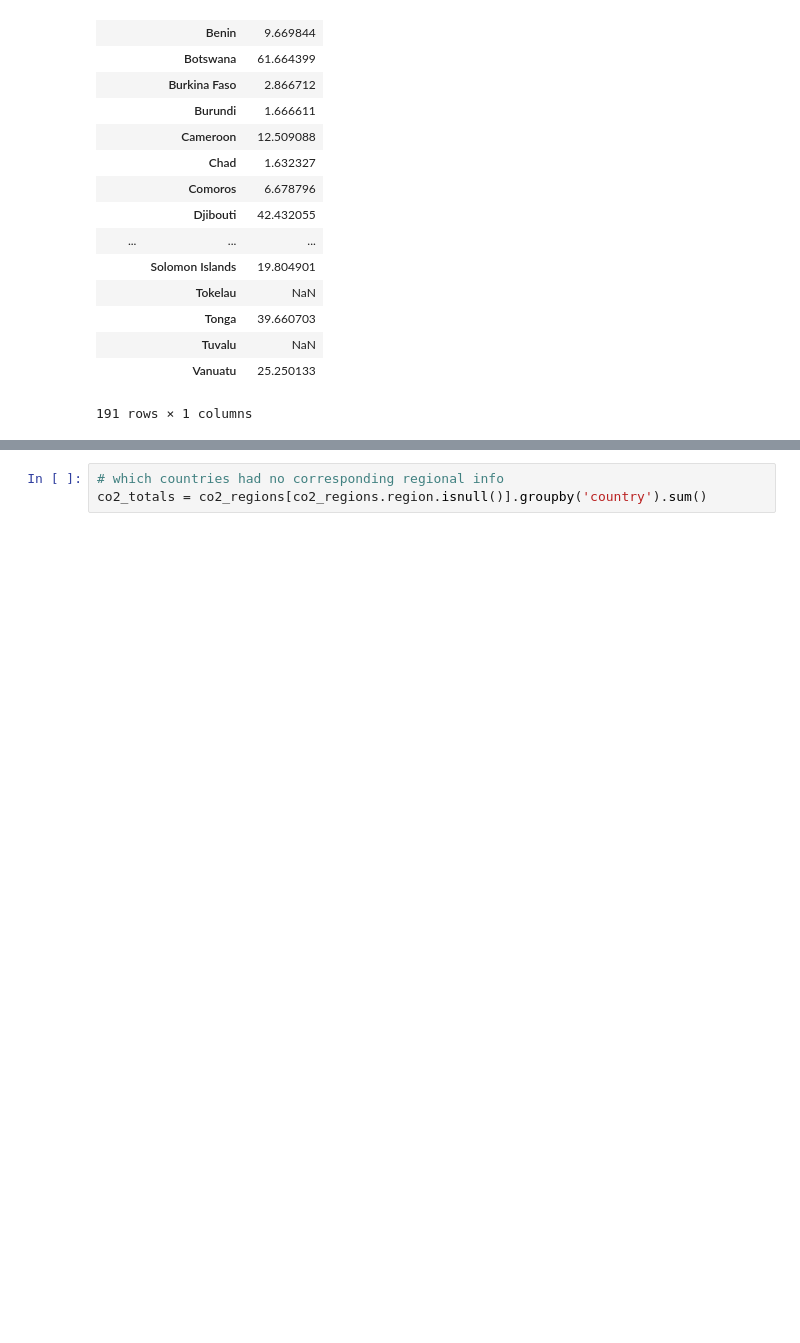
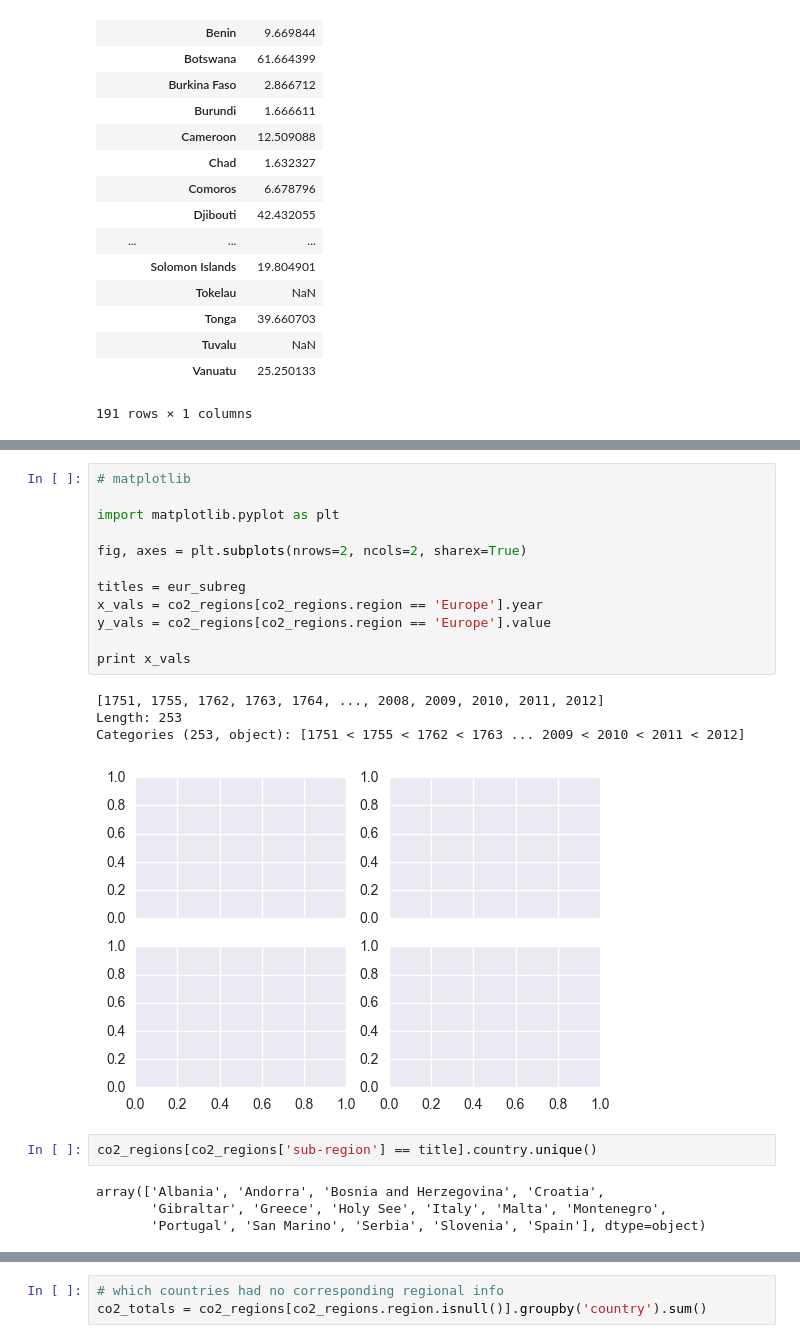
Before and after one commit to limegimlet/data_analysis_gapminder_co2, a Jupyter notebook: gapminder/investigate_gapminder_co2_data.ipynb, the cells around one changed output, grey strips where cells are left out. Saved outputs shown, nothing was run; the diff lists cells and outputs as text; blank space fills up the shorter version.

```diff
--- a/gapminder/investigate_gapminder_co2_data.ipynb
+++ b/gapminder/investigate_gapminder_co2_data.ipynb
@@ -328,0 +372,23 @@ co2_regions.groupby(['region', 'country']).sum()
+# %%
+# matplotlib
+
+import matplotlib.pyplot as plt
+
+fig, axes = plt.subplots(nrows=2, ncols=2, sharex=True)
+
+titles = eur_subreg
+x_vals = co2_regions[co2_regions.region == 'Europe'].year
+y_vals = co2_regions[co2_regions.region == 'Europe'].value
+
+print x_vals
+# %% [output]
+[1751, 1755, 1762, 1763, 1764, ..., 2008, 2009, 2010, 2011, 2012]
+Length: 253
+Categories (253, object): [1751 < 1755 < 1762 < 1763 ... 2009 < 2010 < 2011 < 2012]
+[figure, added]
+# %%
+co2_regions[co2_regions['sub-region'] == title].country.unique()
+# %% [output]
+array(['Albania', 'Andorra', 'Bosnia and Herzegovina', 'Croatia',
+       'Gibraltar', 'Greece', 'Holy See', 'Italy', 'Malta', 'Montenegro',
+       'Portugal', 'San Marino', 'Serbia', 'Slovenia', 'Spain'], dtype=object)
```
Also changed, not shown: parts of 8 cells of this notebook.
